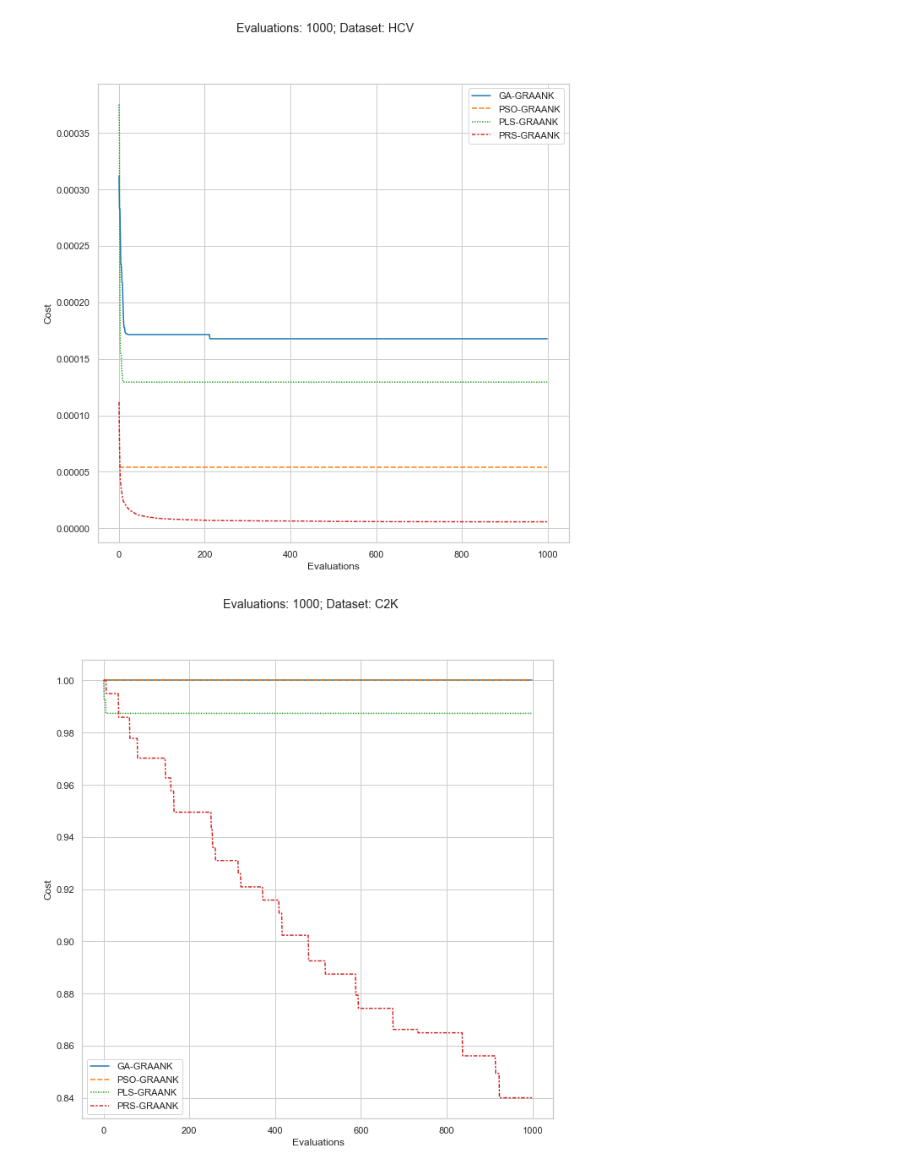
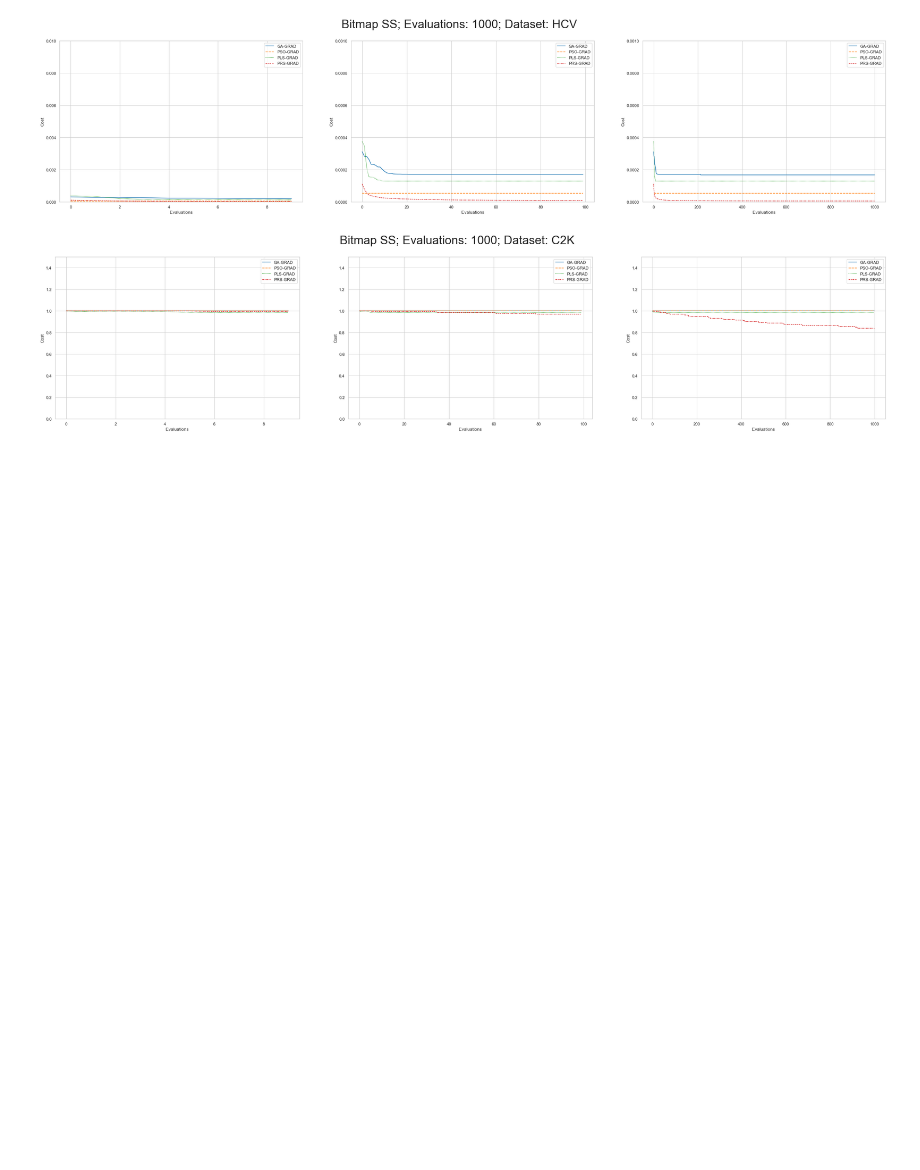
Before and after one commit to owuordickson/meso-hpc-lr, a Jupyter notebook: results/swarmgp/analysis_v1.ipynb, the cells around one changed output. Drawn from its saved outputs; the diff is of its cells as text; code cells hidden in the pictures; blank space fills up the shorter version.

```diff
--- a/results/swarmgp/analysis_v1.ipynb
+++ b/results/swarmgp/analysis_v1.ipynb
@@ -242,11 +242,11 @@ import numpy as np
 frames = [df_ga, df_pso, df_pls, df_prs]
 df_res = pd.concat(frames, ignore_index=True)
 # Only include these columns
-df_res = df_res[['Data-set', 'Algorithm', 'Run-time', 'Pattern-count', 'Max-evaluation', 'Evaluations', 'Max-iteration', 'Iterations']]
+df_res = df_res[['Data-set', 'Algorithm', 'Run-time','Pattern-count', 'Max-evaluation', 'Evaluations', 'Max-iteration', 'Iterations']]
 
 
 data_sets = ['HCV', 'C2K']
-algorithms = ['GA-GRAANK', 'PSO-GRAANK', 'PLS-GRAANK', 'PRS-GRAANK']
+algorithms = ['GA', 'PSO', 'PLS', 'PRS']
 evals = [1000]  # [10, 100, 1000]
 eval_data = []
 
@@ -273,7 +273,7 @@ for ds in data_sets:
             eval_avg_mn = eval_avg - eval_std
             eval_avg_pl = eval_avg + eval_std
 
-            eval_data.append([ds, alg, df3['Pattern-count'].mean(), df3['Pattern-count'].std(), df3['Run-time'].mean(), df3['Run-time'].std(), ev, eval_min, eval_avg_mn, eval_avg, eval_avg_pl, eval_max])
+            eval_data.append([ds, alg+'-GRAD', df3['Pattern-count'].mean(), df3['Pattern-count'].std(), df3['Run-time'].mean(), df3['Run-time'].std(), ev, eval_min, eval_avg_mn, eval_avg, eval_avg_pl, eval_max])
 
 df_data = pd.DataFrame(data=eval_data, columns=['Data-set', 'Algorithm', 'Patterns (mean)', 'Patterns (std)', 'Run-time (mean)', 'Run-time (std)', 'Iterations','Iterations (min)', 'Iterations (mu-sigma)', 'Iterations (mu)', 'Iterations (mu+sigma)', 'Iterations (max)'])
 df_tab = df_data[['Data-set', 'Algorithm', 'Patterns (mean)', 'Patterns (std)', 'Run-time (mean)', 'Run-time (std)', 'Iterations']]
@@ -295,35 +295,44 @@ df_tab
 # %%
 # Plotting the results
 import matplotlib.pyplot as plt
 import seaborn as sns
 
 sns.set_theme(style="whitegrid")
 
 for ds in data_sets:
     df1 = df_data.loc[df_data['Data-set'] == ds]
 
     # df_comb = df1[['Algorithm', 'Iterations (mu)']].values
     comb_cols = df1['Algorithm'].values
     comb_values = []
     # comb_values = np.array([df1['Iterations (mu)'].values])
     limits = np.arange(1000)
     for index, row in df1.iterrows():
         comb_values.append(row['Iterations (mu)'])
     comb_values = np.array(comb_values).T
 
-    # print(comb_cols.shape)
-    # print(comb_values.shape)
-    # print(limits.shape)
-    fig = plt.figure(figsize=(10,10))
-    data = pd.DataFrame(comb_values, limits, columns=comb_cols)
-    sns.lineplot(data=data, palette="tab10")
-    # plt.ylim(0, lims[i-1])
-    plt.xlabel('Evaluations')
-    plt.ylabel('Cost')
-    fig.suptitle('Evaluations: ' + str(row['Iterations']) + '; Dataset: ' + ds)
 
-    #print(comb_values)
-    #print()
+    fig = plt.figure(figsize=(40,8))
+
+    if ds == 'C2K':
+        lims = [1.5, 1.5, 1.5]
+    else:
+        lims = [0.01, 0.001, 0.001]
+    i = 1
+    for x in ([10, 100, 1000]):
+        plt.subplot(1, 3, i)
+        limits = np.arange(x)
+        vals = comb_values[0:x]
+
+        data = pd.DataFrame(vals, limits, columns=comb_cols)
+
+        sns.lineplot(data=data, palette="tab10")  # , markers=True)
+        plt.ylim(0, lims[i-1])
+        plt.xlabel('Evaluations')
+        plt.ylabel('Cost')
+        i += 1
+
+    fig.suptitle('Bitmap SS; Evaluations: ' + str(row['Iterations']) + '; Dataset: ' + ds, fontsize=32)
 # %% [output]
-[figure, old version]
+[figure, new version]
-[figure, old version]
+[figure, new version]
```
Also changed, not shown: parts of 1 cell of this notebook, 1 other file.
